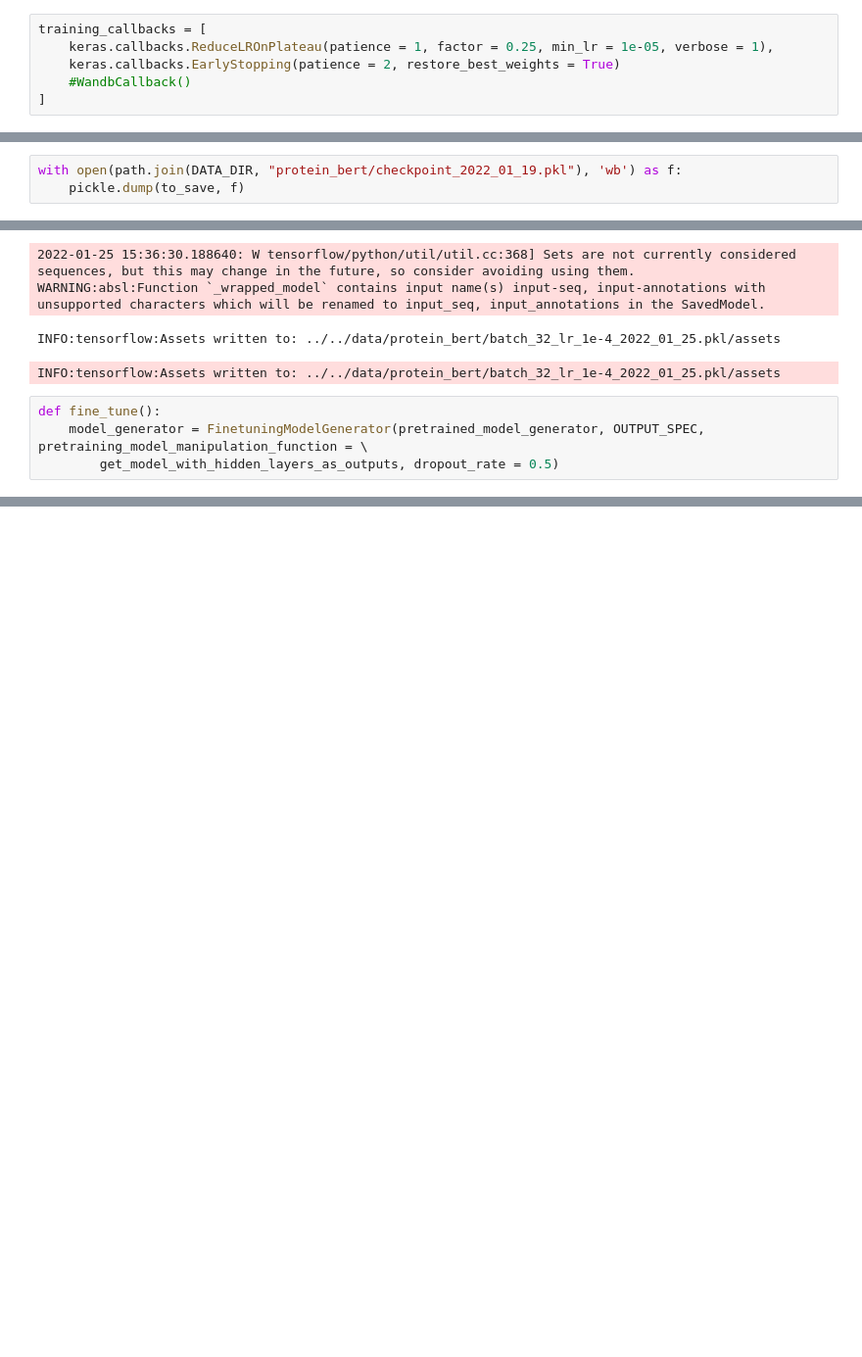
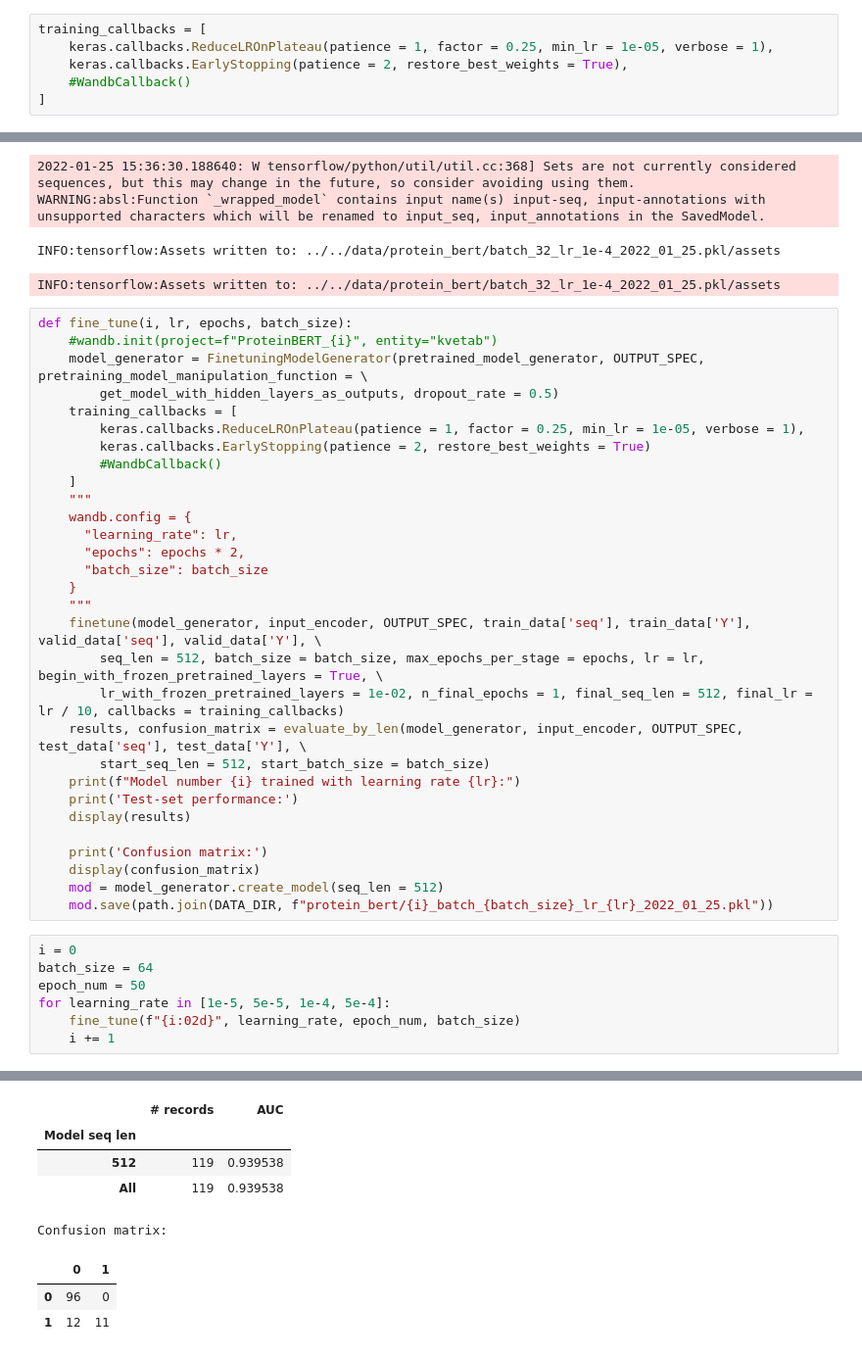
Before and after one commit to kvetab/di-pred, a Jupyter notebook: notebooks/experiments/protein_bert.ipynb, the cells around one changed output, grey strips where cells are left out. Shown at 98% size. Cells and saved outputs as stored; diff of their text form; blank space fills up the shorter version.

```diff
--- a/notebooks/experiments/protein_bert.ipynb
+++ b/notebooks/experiments/protein_bert.ipynb
@@ -33,7 +27,7 @@ model_generator = FinetuningModelGenerator(pretrained_model_generator, OUTPUT_SP
 # %%
 training_callbacks = [
     keras.callbacks.ReduceLROnPlateau(patience = 1, factor = 0.25, min_lr = 1e-05, verbose = 1),
-    keras.callbacks.EarlyStopping(patience = 2, restore_best_weights = True)
+    keras.callbacks.EarlyStopping(patience = 2, restore_best_weights = True),
     #WandbCallback()
 ]
 # %%
@@ -120,4 +99 @@ to_save = {
-# %%
-with open(path.join(DATA_DIR, "protein_bert/checkpoint_2022_01_19.pkl"), 'wb') as f:
-    pickle.dump(to_save, f)
 # %%
@@ -136,6 +112,40 @@ WARNING:absl:Function `_wrapped_model` contains input name(s) input-seq, input-a
 INFO:tensorflow:Assets written to: ../../data/protein_bert/batch_32_lr_1e-4_2022_01_25.pkl/assets
 INFO:tensorflow:Assets written to: ../../data/protein_bert/batch_32_lr_1e-4_2022_01_25.pkl/assets
 # %%
-def fine_tune():
+def fine_tune(i, lr, epochs, batch_size):
+    #wandb.init(project=f"ProteinBERT_{i}", entity="kvetab")
     model_generator = FinetuningModelGenerator(pretrained_model_generator, OUTPUT_SPEC, pretraining_model_manipulation_function = \
         get_model_with_hidden_layers_as_outputs, dropout_rate = 0.5)
+    training_callbacks = [
+        keras.callbacks.ReduceLROnPlateau(patience = 1, factor = 0.25, min_lr = 1e-05, verbose = 1),
+        keras.callbacks.EarlyStopping(patience = 2, restore_best_weights = True)
+        #WandbCallback()
+    ]
+    """
+    wandb.config = {
+      "learning_rate": lr,
+      "epochs": epochs * 2,
+      "batch_size": batch_size
+    }
+    """
+    finetune(model_generator, input_encoder, OUTPUT_SPEC, train_data['seq'], train_data['Y'], valid_data['seq'], valid_data['Y'], \
+        seq_len = 512, batch_size = batch_size, max_epochs_per_stage = epochs, lr = lr, begin_with_frozen_pretrained_layers = True, \
+        lr_with_frozen_pretrained_layers = 1e-02, n_final_epochs = 1, final_seq_len = 512, final_lr = lr / 10, callbacks = training_callbacks)
+    results, confusion_matrix = evaluate_by_len(model_generator, input_encoder, OUTPUT_SPEC, test_data['seq'], test_data['Y'], \
+        start_seq_len = 512, start_batch_size = batch_size)
+    print(f"Model number {i} trained with learning rate {lr}:")
+    print('Test-set performance:')
+    display(results)
+
+    print('Confusion matrix:')
+    display(confusion_matrix)
+    mod = model_generator.create_model(seq_len = 512)
+    mod.save(path.join(DATA_DIR, f"protein_bert/{i}_batch_{batch_size}_lr_{lr}_2022_01_25.pkl"))
+# %%
+i = 0
+batch_size = 64
+epoch_num = 50
+for learning_rate in [1e-5, 5e-5, 1e-4, 5e-4]:
+    fine_tune(f"{i:02d}", learning_rate, epoch_num, batch_size)
+    i += 1
+# %% [output]
@@ -141,0 +173,8 @@ def fine_tune():
+|  | # records | AUC |
+| Model seq len |  |  |
+| 512 | 119 | 0.939538 |
+| All | 119 | 0.939538 |
+Confusion matrix:
+|  | 0 | 1 |
+| 0 | 96 | 0 |
+| 1 | 12 | 11 |
```
Also changed, not shown: parts of 9 cells of this notebook.
